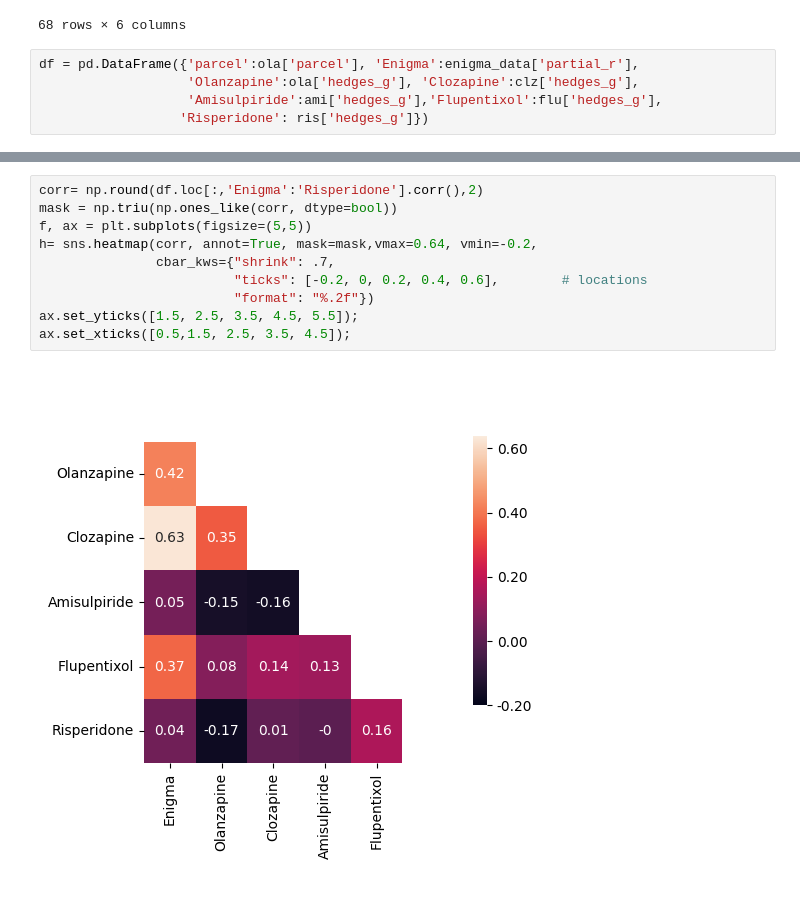
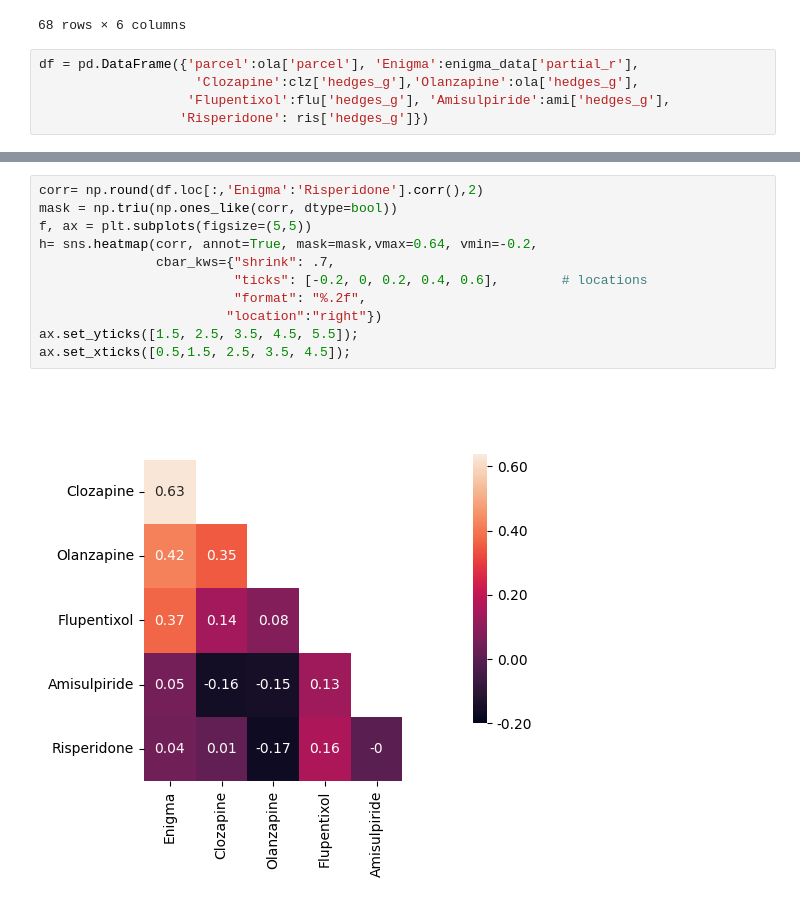
Before and after one commit to ltuominen/AP_comparison, a Jupyter notebook: code/correlate_patters.ipynb, the cells around one changed output, grey strips where cells are left out. Drawn from its saved outputs; the diff is of its cells as text.

```diff
--- a/code/correlate_patters.ipynb
+++ b/code/correlate_patters.ipynb
@@ -39,8 +40,8 @@ regions
 68 rows × 6 columns
 # %%
 df = pd.DataFrame({'parcel':ola['parcel'], 'Enigma':enigma_data['partial_r'],
-                   'Olanzapine':ola['hedges_g'], 'Clozapine':clz['hedges_g'],
-                   'Amisulpiride':ami['hedges_g'],'Flupentixol':flu['hedges_g'],
+                    'Clozapine':clz['hedges_g'],'Olanzapine':ola['hedges_g'],
+                   'Flupentixol':flu['hedges_g'], 'Amisulpiride':ami['hedges_g'],
                   'Risperidone': ris['hedges_g']})
 # %%
 df['Olanzapine'] = df['Olanzapine']*7
@@ -80,12 +81,13 @@ fname = f'{base_path}/figs/all_scatter.jpg'
 # %%
 corr= np.round(df.loc[:,'Enigma':'Risperidone'].corr(),2)
 mask = np.triu(np.ones_like(corr, dtype=bool))
 f, ax = plt.subplots(figsize=(5,5))
 h= sns.heatmap(corr, annot=True, mask=mask,vmax=0.64, vmin=-0.2,
                cbar_kws={"shrink": .7,
                          "ticks": [-0.2, 0, 0.2, 0.4, 0.6],        # locations
-                         "format": "%.2f"})
+                         "format": "%.2f",
+                        "location":"right"})
 ax.set_yticks([1.5, 2.5, 3.5, 4.5, 5.5]);
 ax.set_xticks([0.5,1.5, 2.5, 3.5, 4.5]);
 # %% [output]
-[figure, old version]
+[figure, new version]
```
Also changed, not shown: parts of 10 cells of this notebook, 17 other files.
